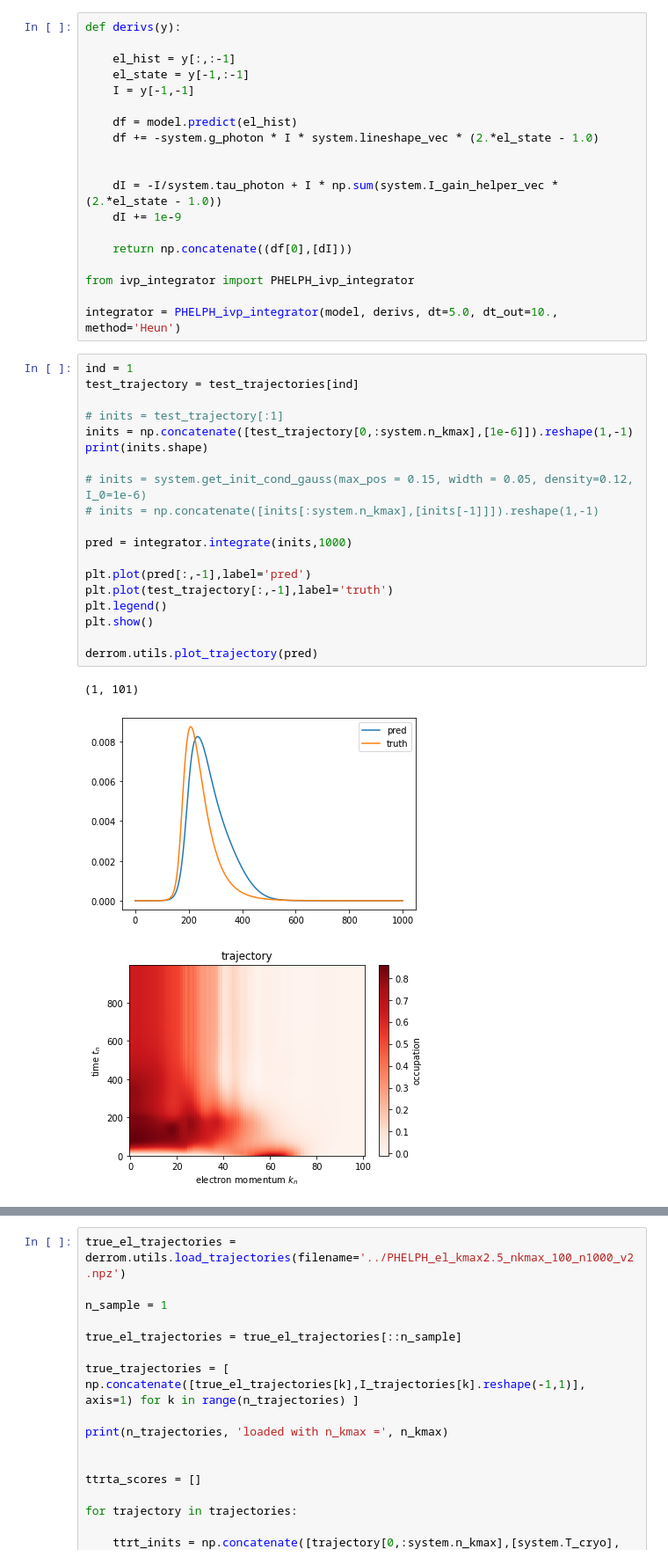
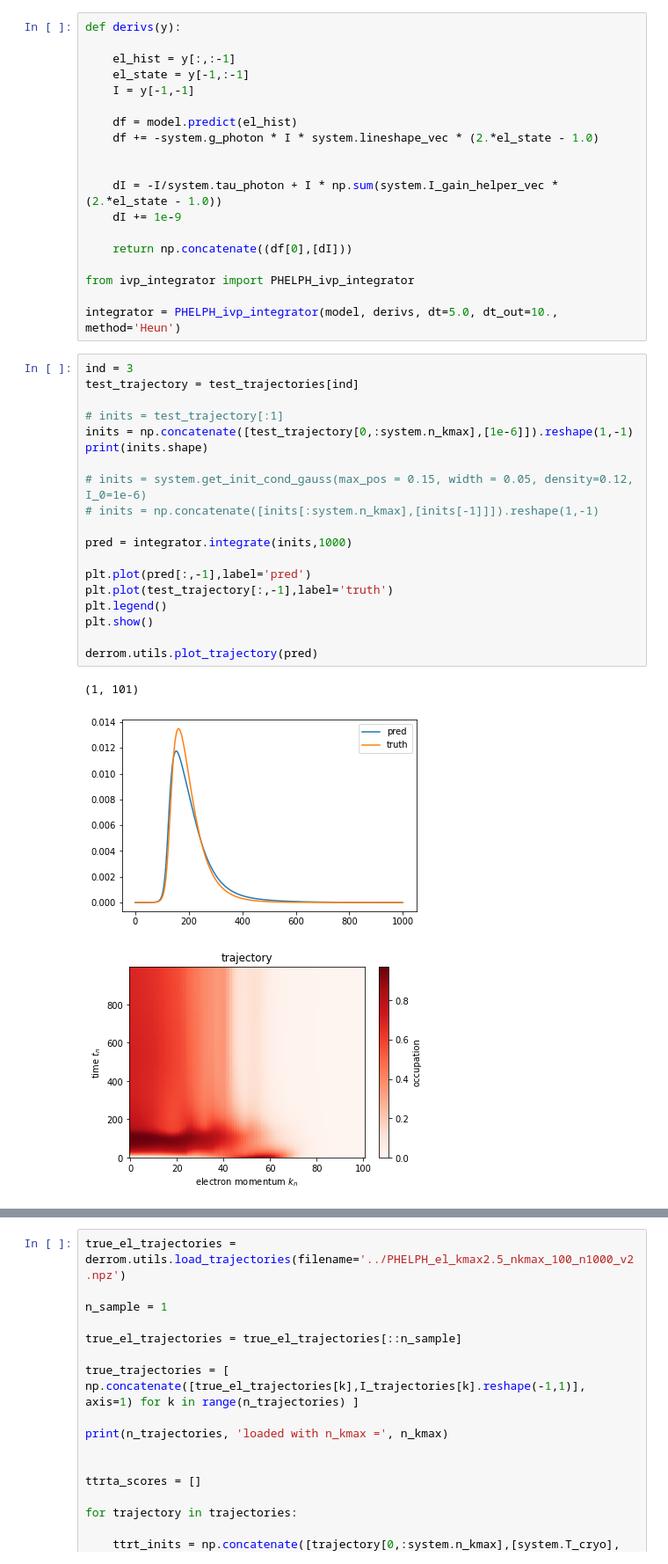
Before and after one commit to stmeinecke/derrom, a Jupyter notebook: PHELPH_wELPH_training.ipynb, the cells around one changed output, grey strips where cells are left out. Shown at 88% size. Saved outputs shown, nothing was run; the diff lists cells and outputs as text.

```diff
--- a/PHELPH_wELPH_training.ipynb
+++ b/PHELPH_wELPH_training.ipynb
@@ -111,29 +112,29 @@ def derivs(y):
 from ivp_integrator import PHELPH_ivp_integrator
 
 integrator = PHELPH_ivp_integrator(model, derivs, dt=5.0, dt_out=10., method='Heun')
-# %%
-ind = 1
-test_trajectory = test_trajectories[ind]
-
-# inits = test_trajectory[:1]
-inits = np.concatenate([test_trajectory[0,:system.n_kmax],[1e-6]]).reshape(1,-1)
-print(inits.shape)
-
-# inits = system.get_init_cond_gauss(max_pos = 0.15, width = 0.05, density=0.12, I_0=1e-6)
-# inits = np.concatenate([inits[:system.n_kmax],[inits[-1]]]).reshape(1,-1)
-
-pred = integrator.integrate(inits,1000)
-
-plt.plot(pred[:,-1],label='pred')
-plt.plot(test_trajectory[:,-1],label='truth')
-plt.legend()
-plt.show()
-
-derrom.utils.plot_trajectory(pred)
-# %% [output]
-(1, 101)
-[figure, removed]
-[figure, removed]
+# %%
+ind = 3
+test_trajectory = test_trajectories[ind]
+
+# inits = test_trajectory[:1]
+inits = np.concatenate([test_trajectory[0,:system.n_kmax],[1e-6]]).reshape(1,-1)
+print(inits.shape)
+
+# inits = system.get_init_cond_gauss(max_pos = 0.15, width = 0.05, density=0.12, I_0=1e-6)
+# inits = np.concatenate([inits[:system.n_kmax],[inits[-1]]]).reshape(1,-1)
+
+pred = integrator.integrate(inits,1000)
+
+plt.plot(pred[:,-1],label='pred')
+plt.plot(test_trajectory[:,-1],label='truth')
+plt.legend()
+plt.show()
+
+derrom.utils.plot_trajectory(pred)
+# %% [output]
+(1, 101)
+[figure, added]
+[figure, added]
 # %%
 dim_reducer = derrom.dim_reducers.SVD()
 
```
Also changed, not shown: parts of 10 cells of this notebook, 1 other file.
